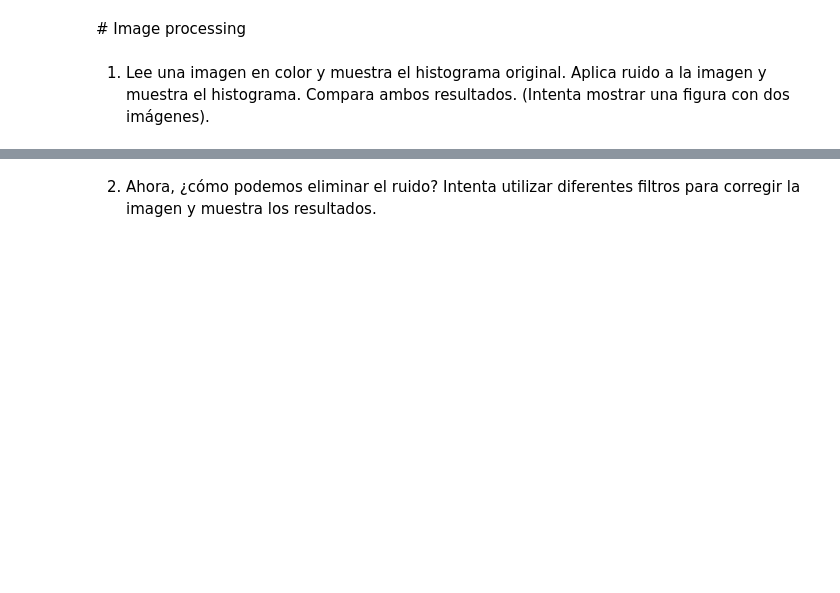
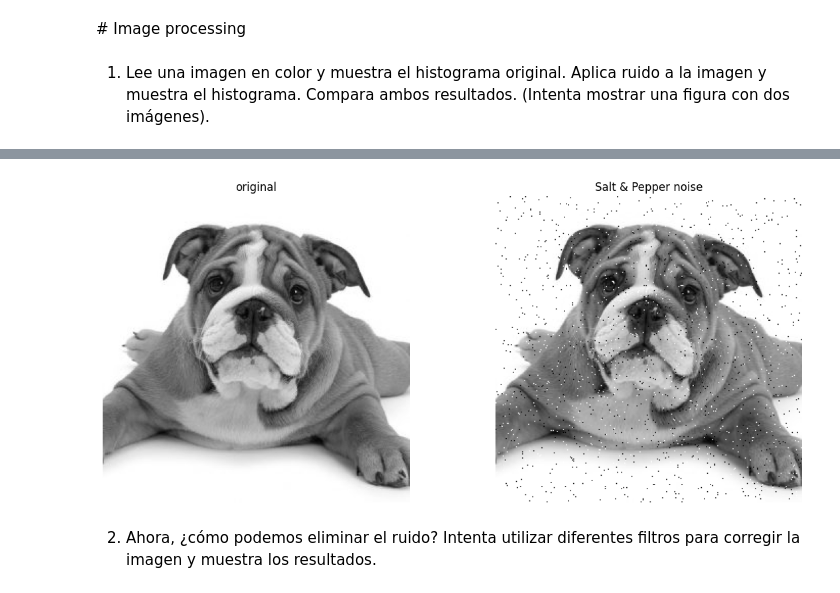
Before and after one commit to olivierguy456/PUC, a Jupyter notebook: Test2_ChristianMata.ipynb, the cells around one changed output, grey strips where cells are left out. Cells and saved outputs as stored; diff of their text form; code cells hidden in the pictures; blank space fills up the shorter version.

```diff
--- a/Test2_ChristianMata.ipynb
+++ b/Test2_ChristianMata.ipynb
@@ -18,2 +47,33 @@ import skimage as sk # load skimage libraries
+# %%
+%matplotlib inline
+
+import matplotlib.pyplot as plt
+import numpy as np
+from skimage import data
+from skimage import img_as_ubyte
+
+
+## Noisy image: Add some noise by randomly setting some pixels to 0 or 255 (salt and pepper noise)
+noise = np.random.random(IG.shape) # uniform random numbers between 0 and 1
+noisy_image = img_as_ubyte(IG)
+noisy_image[noise > 0.99] = 255
+noisy_image[noise < 0.01] = 0
+
+
+def plot_comparison(original, filtered, filter_name):
+
+    fig, (ax1, ax2) = plt.subplots(ncols=2, figsize=(14, 6), sharex=True,
+                                   sharey=True)
+    ax1.imshow(original, cmap=plt.cm.gray)
+    ax1.set_title('original')
+    ax1.axis('off')
+    ax2.imshow(filtered, cmap=plt.cm.gray)
+    ax2.set_title(filter_name)
+    ax2.axis('off')
+
+plot_comparison(IG,noisy_image,'Salt & Pepper noise')
+plt.savefig('Noisy.png')
+# %% [output]
+[figure, added]
 # %% [markdown]
 2. Ahora, ¿cómo podemos eliminar el ruido? Intenta utilizar diferentes filtros para corregir la imagen y muestra los resultados.
```
Also changed, not shown: parts of 6 cells of this notebook.
